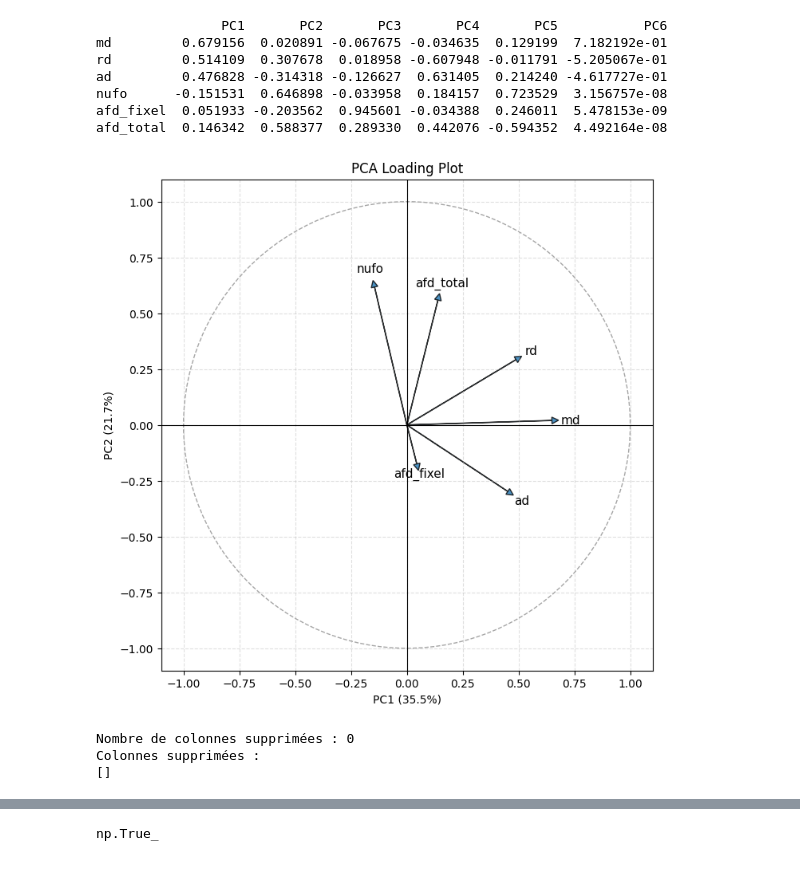
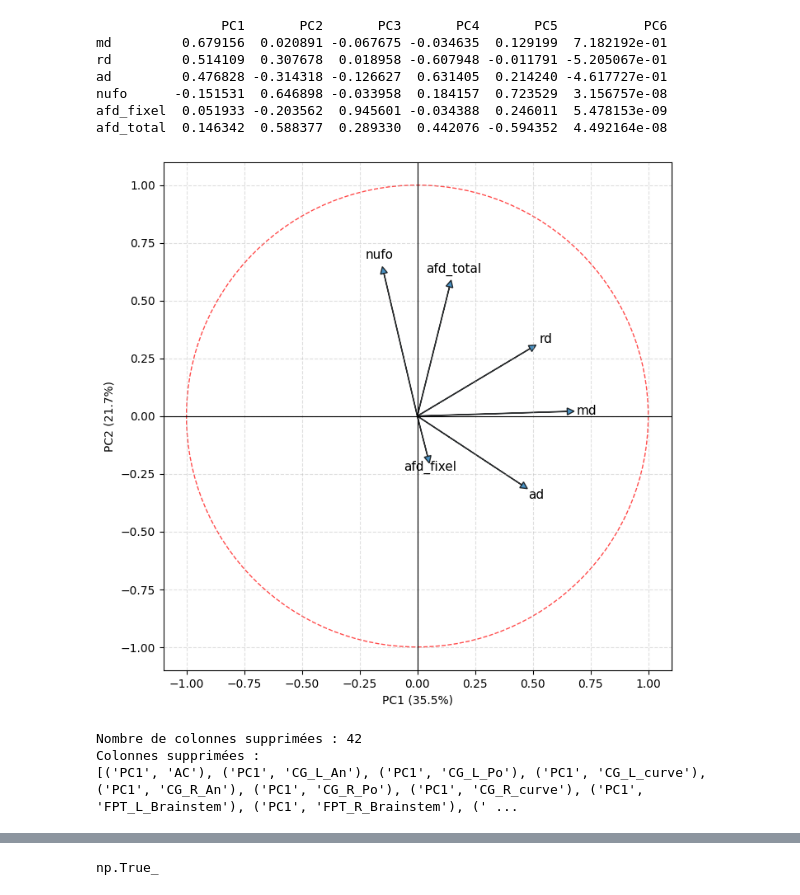
Before and after one commit to rosaliegregoire/FuzzyClustering-PING, a Jupyter notebook: PingCognitionBundles/4-PCA_Resid.ipynb, the cells around one changed output, grey strips where cells are left out. Saved outputs shown, nothing was run; the diff lists cells and outputs as text; code cells hidden in the pictures.

```diff
--- a/PingCognitionBundles/4-PCA_Resid.ipynb
+++ b/PingCognitionBundles/4-PCA_Resid.ipynb
@@ -75,7 +75,7 @@ bundles_scaled_tot = bundles_ori.copy()
 bundles_scaled_tot[measure_cols] = pd.DataFrame(StandardScaler().fit_transform(bundles_ori[measure_cols]))
 # %%
 # Matrice de corrélation pour les mesures des bundles
-measure_cols = bundles_scaled_tot[["fa", "md", "ad", "rd", "afd_fixel", "afd_total", "nufo"]].columns
+measure_cols = bundles_scaled_tot[["md", "ad", "rd", "afd_fixel", "afd_total", "nufo"]].columns
 corr_matrix = bundles_scaled_tot[measure_cols].corr()
 
 fig, ax = plt.subplots(figsize=(8, 6))
@@ -94,5 +94,6 @@ for i in range(len(measure_cols)):
 
 ax.set_title("Correlation entre les mesures des bundles")
 plt.tight_layout()
+plt.savefig(f"{output_dir}/corr_bundles_mesures.png", dpi=900)
 plt.show()
 # %% [output]
@@ -162,7 +163,7 @@ pc2 = pca_loadings["PC2"]
 plt.figure(figsize=(8, 8))
 
 # Cercle de corrélation simple
-circle = plt.Circle((0, 0), 1, color='gray', fill=False, linestyle='--', alpha=0.7)
+circle = plt.Circle((0, 0), 1, color='red', fill=False, linestyle='--', alpha=0.7)
 plt.gca().add_artist(circle)
 
 # Tracer les vecteurs
@@ -176,35 +177,37 @@ for var in selected_cols:
         head_length=0.03,
         length_includes_head=True,
         alpha=0.8
     )
     plt.text(
         x * 1.08,
         y * 1.08,
         var,
         fontsize=11,
         ha='center',
         va='center'
     )
 
 # Axes
 plt.axhline(0, color='black', linewidth=0.8)
 plt.axvline(0, color='black', linewidth=0.8)
 
 # Labels avec variance expliquée
 var_pc1 = pca.explained_variance_ratio_[0] * 100
 var_pc2 = pca.explained_variance_ratio_[1] * 100
 
 plt.xlabel(f"PC1 ({var_pc1:.1f}%)")
 plt.ylabel(f"PC2 ({var_pc2:.1f}%)")
-plt.title("PCA Loading Plot")
+plt.title("")
 plt.xlim(-1.1, 1.1)
 plt.ylim(-1.1, 1.1)
 plt.gca().set_aspect('equal', adjustable='box')
 plt.grid(True, linestyle='--', alpha=0.4)
 
+plt.tight_layout
+plt.savefig(f"{output_dir}/loading_plot_PC1_2.png", dpi=900)
 plt.show()
 # %% [output]
-[figure, old version]
+[figure, new version]
 # %%
 # Pivoter et reformuler les lignes et colonnes pour les pc
 sample_col = principal_df.columns[0]
@@ -216,29 +219,26 @@ bundles_pivot = principal_df.pivot(index=sample_col, columns=bundle_col, values=
 # %%
 # Filtrer les colonnes avec 20% ou plus de valeurs manquantes
 missing_pct = bundles_pivot.isna().mean() * 100
-cols_to_keep = missing_pct[missing_pct < 20].index
-bundles_20 = bundles_pivot.loc[:, cols_to_keep].copy()
 
 vars = ["AF_L", "AF_R", "CC_Fr_1", "CC_Fr_2", "CC_Oc", "CC_Pa", "CC_Pr_Po", "CC_Te",
         "CG_L", "CG_R", "FAT_L", "FAT_R", "FPT_L", "FPT_R", "FX_L", "FX_R", "ICP_L", "ICP_R",
         "IFOF_L", "IFOF_R", "ILF_L", "ILF_R", "MCP", "MdLF_L", "MdLF_R", "OR_ML_L", "OR_ML_R",
         "POPT_L", "POPT_R", "PYT_L", "PYT_R", "SCP_L", "SCP_R", "SLF_L", "SLF_R", "UF_L", "UF_R"]
 
-bundles_20 = bundles_20.loc[:, bundles_20.columns.get_level_values(1).isin(vars)]
+cols_to_keep = missing_pct[(missing_pct < 20) & (missing_pct.index.get_level_values(1).isin(vars))].index
 
 # colonnes supprimées
-cols_removed = [
-    col for col in bundles_pivot.columns
-    if (missing_pct[col] >= 20) and (col[1] in vars)
-]
+cols_removed = bundles_pivot.columns.difference(bundles_20.columns)
+
+bundles_20 = bundles_pivot.loc[:, cols_to_keep].copy()
 
 print("Nombre de colonnes supprimées :", len(cols_removed))
 print("Colonnes supprimées :")
 print(list(cols_removed))
 # %% [output]
-Nombre de colonnes supprimées : 0
+Nombre de colonnes supprimées : 42
 Colonnes supprimées :
-[]
+[('PC1', 'AC'), ('PC1', 'CG_L_An'), ('PC1', 'CG_L_Po'), ('PC1', 'CG_L_curve'), ('PC1', 'CG_R_An'), ('PC1', 'CG_R_Po'), ('PC1', 'CG_R_curve'), ('PC1', 'FPT_L_Brainstem'), ('PC1', 'FPT_R_Brainstem'), (' ...
 # %%
 # Préparer les mêmes masques pour tous les k
 rng = np.random.default_rng(42)
```
Also changed, not shown: parts of 28 cells of this notebook, 3 other files.
